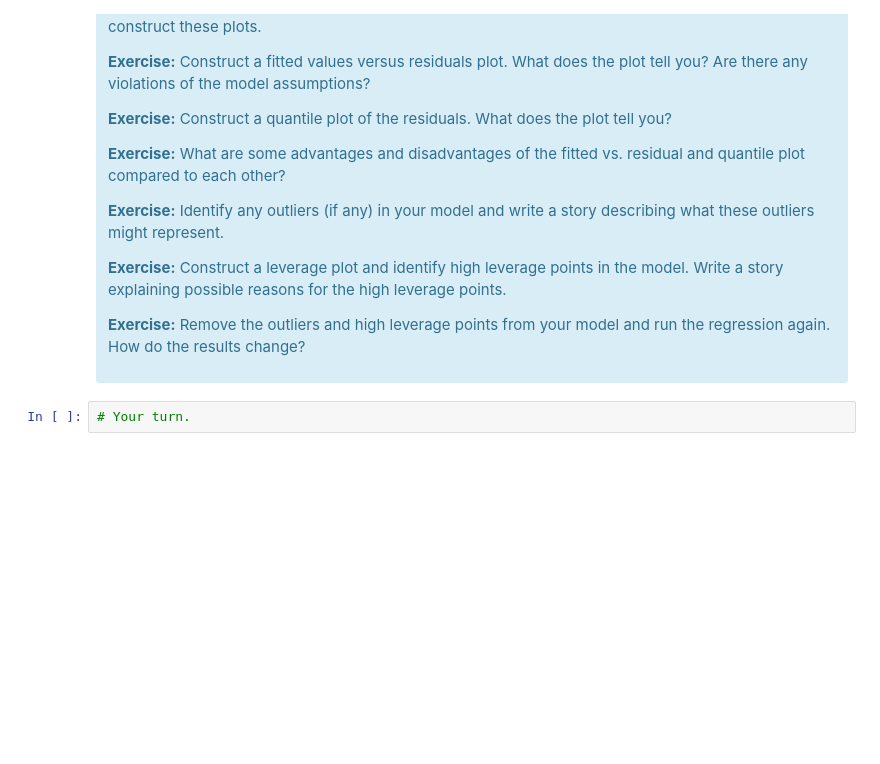
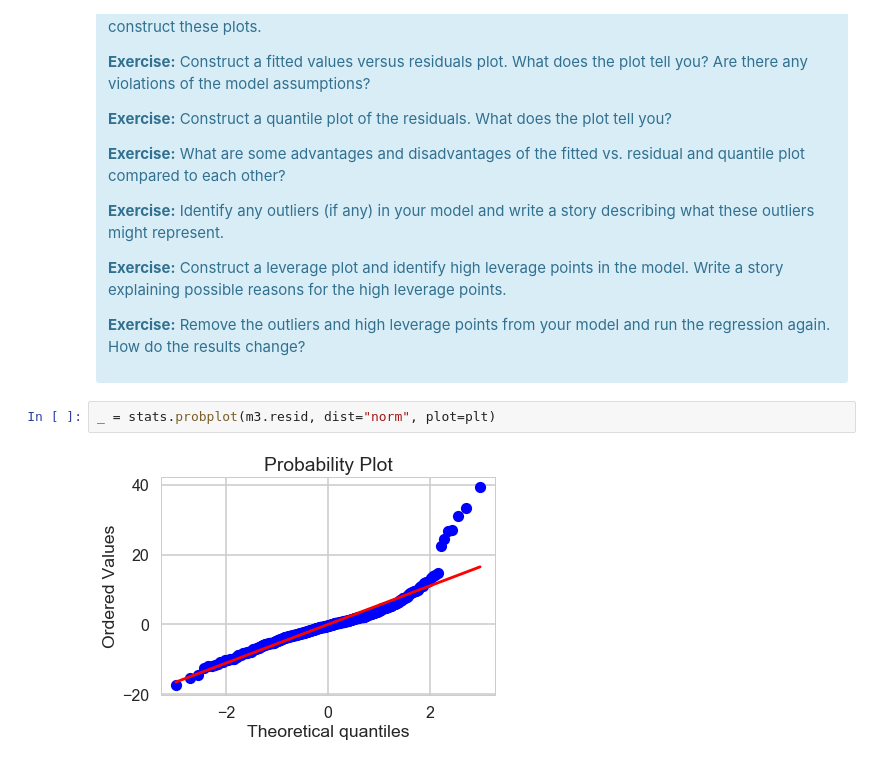
Before and after one commit to wsjk/linear_regression, a Jupyter notebook: Mini_Project_Linear_Regression.ipynb, the cells around one changed output. Drawn from its saved outputs; the diff is of its cells as text; blank space fills up the shorter version.

```diff
--- a/Mini_Project_Linear_Regression.ipynb
+++ b/Mini_Project_Linear_Regression.ipynb
@@ -920,5 +922,7 @@ There are some other issues that are important investigate with linear regressio
 
 <p><b>Exercise:</b> Remove the outliers and high leverage points from your model and run the regression again. How do the results change?</p>
 </div>
-# %%
-# Your turn.
+# %%
+_ = stats.probplot(m3.resid, dist="norm", plot=plt)
+# %% [output]
+[figure, added]
```
Also changed, not shown: parts of 14 cells of this notebook.
